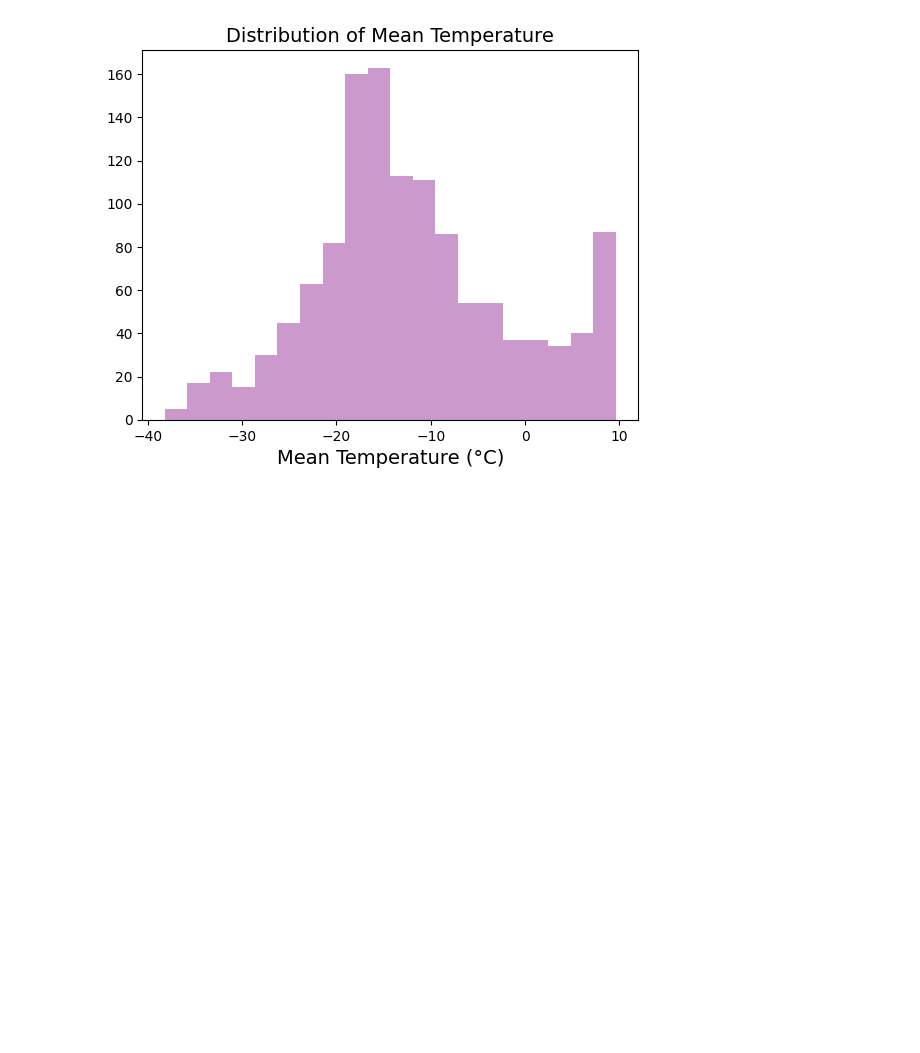
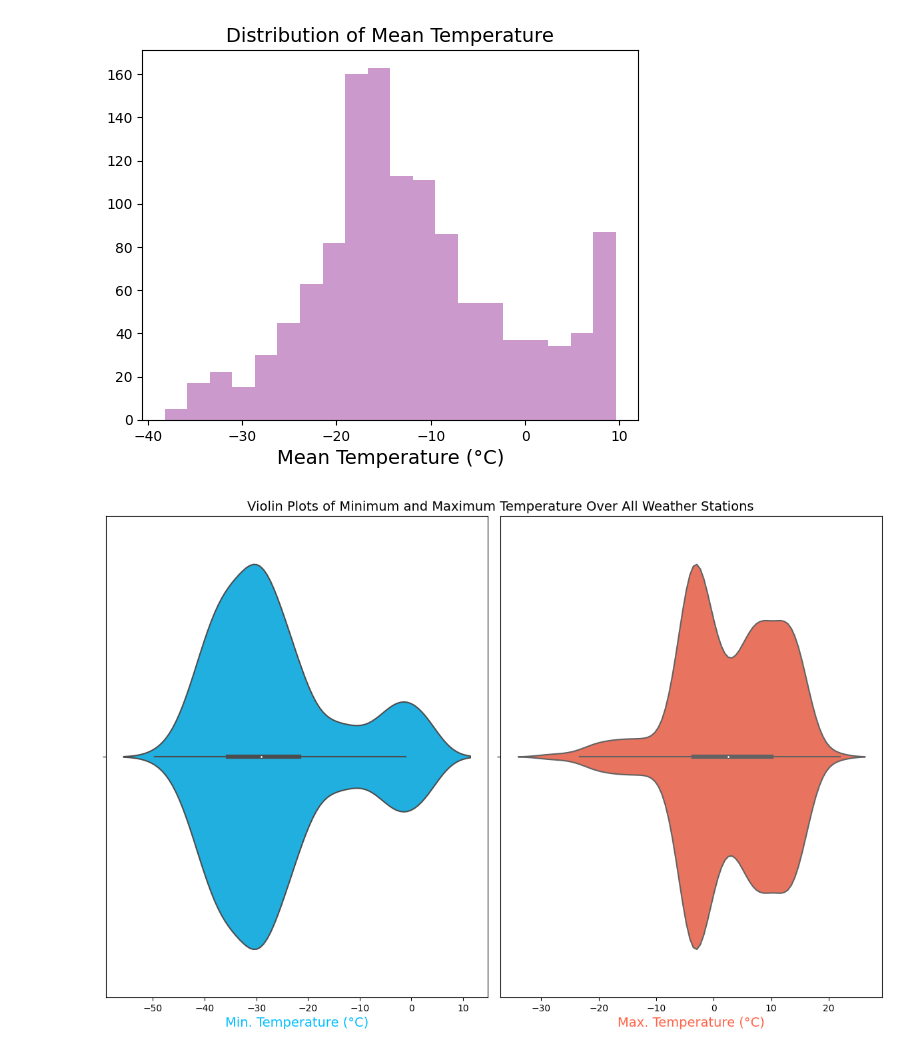
Before and after one commit to amirhosein-ziaei/Machine_Learning_Course, a Jupyter notebook: DBScan/DBScan.ipynb, the cells around one changed output. Drawn from its saved outputs; the diff is of its cells as text; code cells hidden in the pictures; blank space fills up the shorter version.

Commit message:
plot violin chart completed

```diff
--- a/DBScan/DBScan.ipynb
+++ b/DBScan/DBScan.ipynb
@@ -252,3 +252,17 @@ https://gist.github.com/mwaskom/de44147ed2974457ad6372750bbe5751
 
   sns.distplot(weather_df['Tm'], color='purple', kde=False)
 [figure]
+# %%
+fig = plt.figure(figsize=(12,8))
+plt.subplot(1,2,1)
+sns.violinplot(x=weather_df["Tn"], color='deepskyblue')
+plt.xlabel("Min. Temperature (°C)", fontsize=14, color='deepskyblue')
+plt.subplot(1,2,2)
+sns.violinplot(x=weather_df["Tx"], color='tomato')
+plt.xlabel("Max. Temperature (°C)", fontsize=14, color='tomato')
+plt.tight_layout()
+plt.title("Violin Plots of Minimum and Maximum Temperature Over All Weather Stations", fontsize=14, x=-0.0)
+plt.savefig("Violin_Plots_Min_Max_Temp.png", dpi=200)
+plt.show()
+# %% [output]
+[figure, added]
```
Also changed, not shown: 1 other file.
